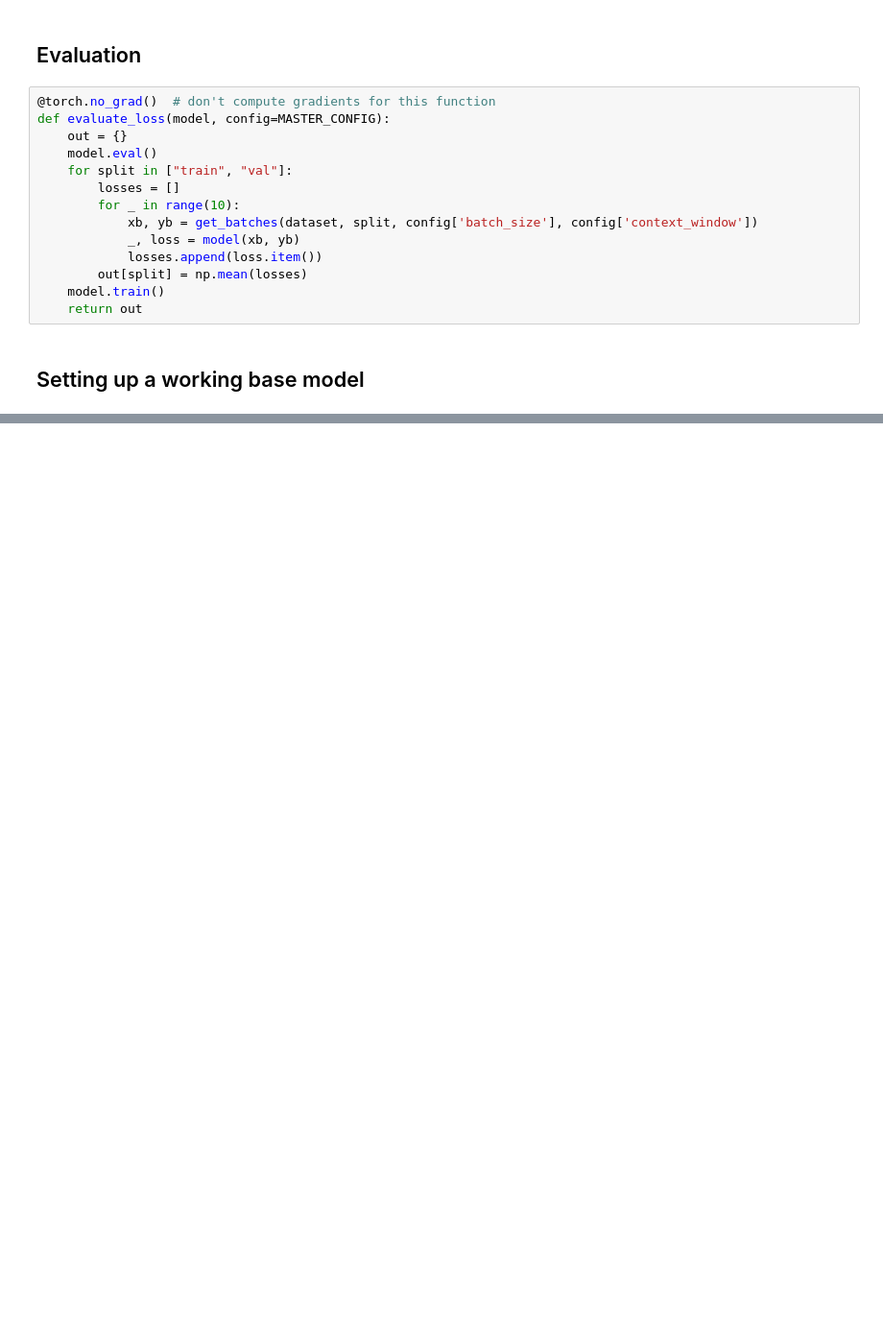
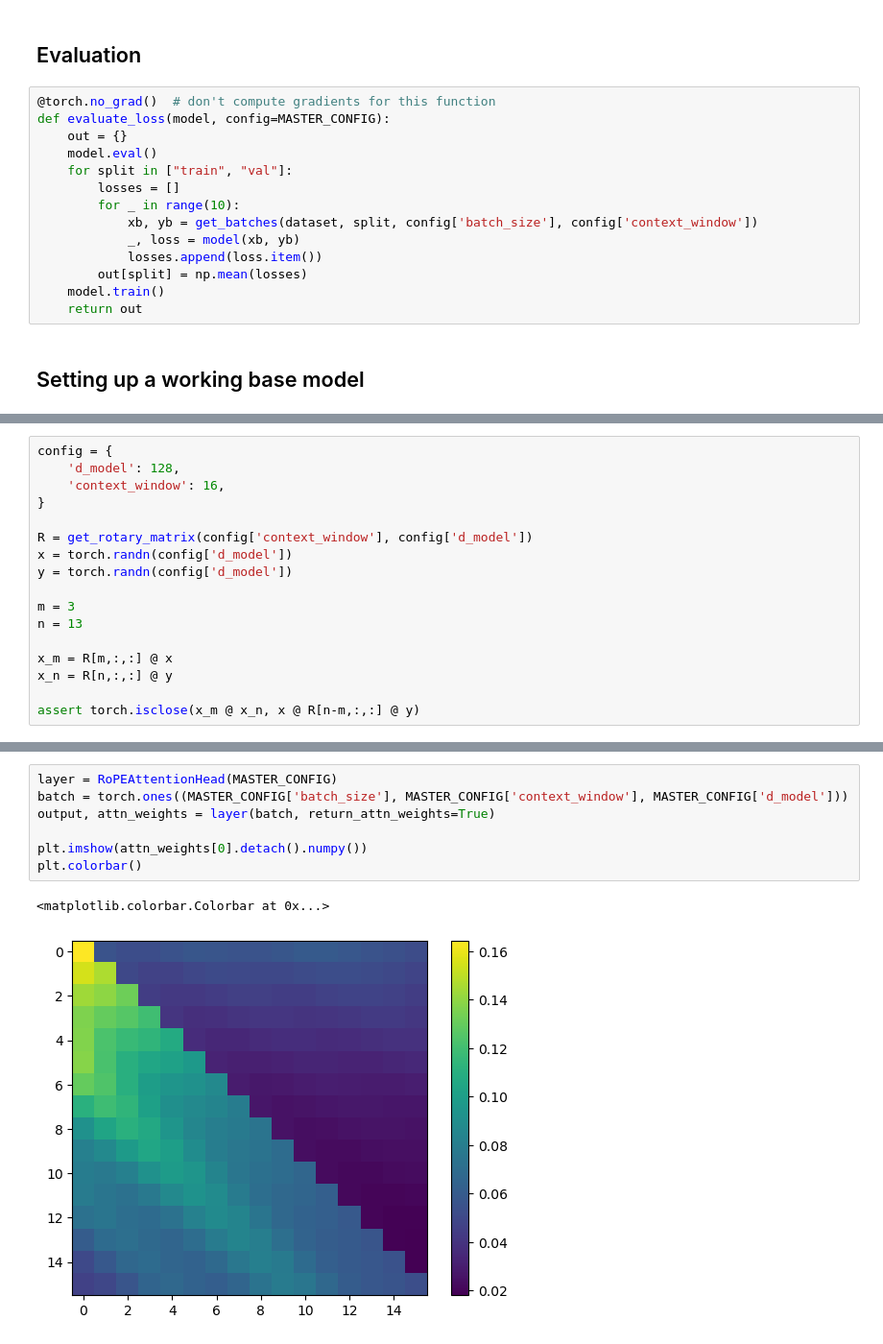
Before and after one commit to geesimon/wheels, a Jupyter notebook: LLAMA.ipynb, the cells around one changed output, grey strips where cells are left out. Shown at 96% size. Drawn from its saved outputs; the diff is of its cells as text; blank space fills up the shorter version.

```diff
--- a/LLAMA.ipynb
+++ b/LLAMA.ipynb
@@ -204,0 +332,17 @@ NameError: name 'losses' is not defined
+# %%
+config = {
+    'd_model': 128,
+    'context_window': 16,
+}
+
+R = get_rotary_matrix(config['context_window'], config['d_model'])
+x = torch.randn(config['d_model'])
+y = torch.randn(config['d_model'])
+
+m = 3
+n = 13
+
+x_m = R[m,:,:] @ x
+x_n = R[n,:,:] @ y
+
+assert torch.isclose(x_m @ x_n, x @ R[n-m,:,:] @ y)
@@ -204,0 +408,10 @@ NameError: name 'losses' is not defined
+# %%
+layer = RoPEAttentionHead(MASTER_CONFIG)
+batch = torch.ones((MASTER_CONFIG['batch_size'], MASTER_CONFIG['context_window'], MASTER_CONFIG['d_model']))
+output, attn_weights = layer(batch, return_attn_weights=True)
+
+plt.imshow(attn_weights[0].detach().numpy())
+plt.colorbar()
+# %% [output]
+<matplotlib.colorbar.Colorbar at 0x...>
+[figure, added]
```
Also changed, not shown: parts of 40 cells of this notebook.
